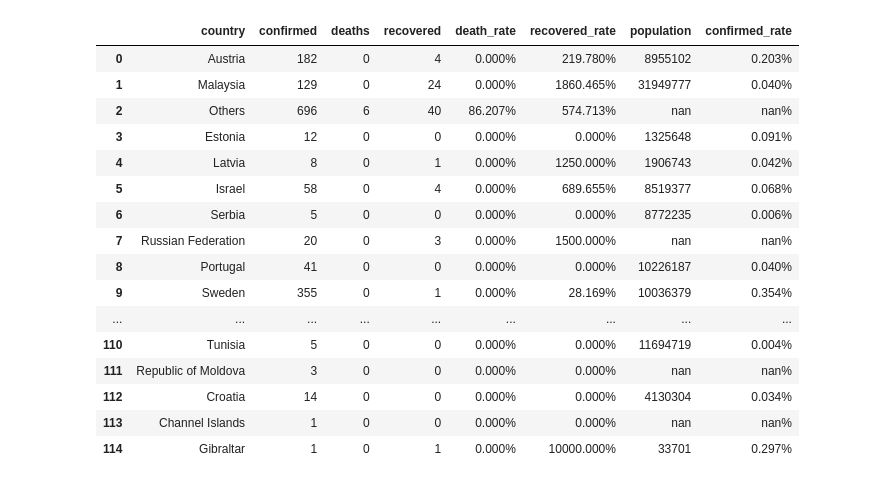
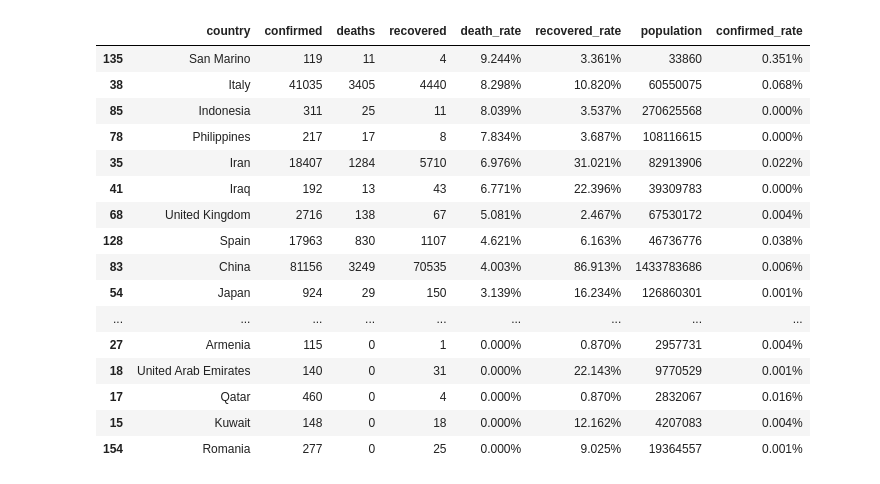
Before and after one commit to salamann/covid19_plots, a Jupyter notebook: Covid (2).ipynb, the cells around one changed output. Drawn from its saved outputs; the diff is of its cells as text; code cells hidden in the pictures.

```diff
--- a/Covid (2).ipynb
+++ b/Covid (2).ipynb
@@ -12,13 +12,14 @@ recovered = pandas.read_csv("COVID-19/csse_covid_19_data/csse_covid_19_time_seri
 population = pandas.read_excel("population.xlsx")
 # %%
 ppl = {country.lstrip(): pop for country, pop in zip(population["Country or area"], population["Population"])}
-ppl["Mainland China"] = ppl.pop("China")
+# ppl["Mainland China"] = ppl.pop("China")
 ppl["US"] = ppl.pop('United States')
-ppl["Iran (Islamic Republic of)"] = ppl.pop('Iran')
+# ppl["Iran"] = ppl.pop('Iran')
 ppl["Hong Kong SAR"] = ppl.pop('Hong Kong')
-ppl["Taipei and environs"] = ppl.pop('Taiwan')
-ppl["UK"] = ppl.pop('United Kingdom')
-ppl["Republic of Korea"] = ppl.pop('South Korea')
+ppl["Taiwan*"] = ppl.pop('Taiwan')
+# ppl["UK"] = ppl.pop('United Kingdom')
+ppl["Korea, South"] = ppl.pop('South Korea')
+# ppl["Korea, South"] = ppl.pop('South Korea')
 # %%
 countries = list(set(list(confirmed["Country/Region"])))
 confirmed_dict = dict()
@@ -33,42 +32,50 @@ for country in countries:
+# %%
+
+#現在の最大表示行数の出力
+pandas.get_option("display.max_rows")
+
+#最大表示行数の指定（ここでは50行を指定）
+pandas.set_option('display.max_rows', 50)
 # %%
 latest_date = confirmed.columns[-1]
 # pandas.options.display.float_format = '{:.3f}'.format
 latest = pandas.DataFrame([[country,
                             confirmed_dict[country][latest_date],
                             deaths_dict[country][latest_date],
                             recovered_dict[country][latest_date]] for country in countries], columns=["country", "confirmed", "deaths", "recovered"])
-latest["death_rate"] = latest["deaths"]/latest["confirmed"]*100
-latest["recovered_rate"] = latest["recovered"]/latest["confirmed"]*100
+latest["death_rate"] = latest["deaths"]/latest["confirmed"]
+latest["recovered_rate"] = latest["recovered"]/latest["confirmed"]
 latest["population"] = [int(ppl[_]) if _ in ppl.keys() else None for _ in latest["country"]]
-latest["confirmed_rate"] = latest["confirmed"]/latest["population"]*100 if latest["population"] is not None else None
+latest["confirmed_rate"] = latest["confirmed"]/latest["population"] if latest["population"] is not None else None
 
-latest.style.format({'population': "{:.0f}",
+styled = {'population': "{:.0f}",
                      'confirmed_rate': '{:.3%}',
                      'death_rate': '{:.3%}',
                      'recovered_rate': '{:.3%}'
-                    })
-# latest.sort_values("deaths", ascending=False)
-# latest.sort_values("death_rate", ascending=False)
-# latest.sort_values("recovered_rate", ascending=False)
-# latest.sort_values("confirmed_rate", ascending=False)
+                    }
+# pd = latest.sort_values("deaths", ascending=False)
+pd = latest[latest["confirmed"]>100].sort_values("death_rate", ascending=False)
+# pd = latest.sort_values("recovered_rate", ascending=False)
+# pd = latest.sort_values("confirmed_rate", ascending=False)
+pd.style.format(styled)
 # %% [output]
 |  | country | confirmed | deaths | recovered | death_rate | recovered_rate | population | confirmed_rate |
-| 0 | Austria | 182 | 0 | 4 | 0.000% | 219.780% | 8955102 | 0.203% |
-| 1 | Malaysia | 129 | 0 | 24 | 0.000% | 1860.465% | 31949777 | 0.040% |
-| 2 | Others | 696 | 6 | 40 | 86.207% | 574.713% | nan | nan% |
-| 3 | Estonia | 12 | 0 | 0 | 0.000% | 0.000% | 1325648 | 0.091% |
-| 4 | Latvia | 8 | 0 | 1 | 0.000% | 1250.000% | 1906743 | 0.042% |
-| 5 | Israel | 58 | 0 | 4 | 0.000% | 689.655% | 8519377 | 0.068% |
-| 6 | Serbia | 5 | 0 | 0 | 0.000% | 0.000% | 8772235 | 0.006% |
-| 7 | Russian Federation | 20 | 0 | 3 | 0.000% | 1500.000% | nan | nan% |
-| 8 | Portugal | 41 | 0 | 0 | 0.000% | 0.000% | 10226187 | 0.040% |
-| 9 | Sweden | 355 | 0 | 1 | 0.000% | 28.169% | 10036379 | 0.354% |
+| 135 | San Marino | 119 | 11 | 4 | 9.244% | 3.361% | 33860 | 0.351% |
+| 38 | Italy | 41035 | 3405 | 4440 | 8.298% | 10.820% | 60550075 | 0.068% |
+| 85 | Indonesia | 311 | 25 | 11 | 8.039% | 3.537% | 270625568 | 0.000% |
+| 78 | Philippines | 217 | 17 | 8 | 7.834% | 3.687% | 108116615 | 0.000% |
+| 35 | Iran | 18407 | 1284 | 5710 | 6.976% | 31.021% | 82913906 | 0.022% |
+| 41 | Iraq | 192 | 13 | 43 | 6.771% | 22.396% | 39309783 | 0.000% |
+| 68 | United Kingdom | 2716 | 138 | 67 | 5.081% | 2.467% | 67530172 | 0.004% |
+| 128 | Spain | 17963 | 830 | 1107 | 4.621% | 6.163% | 46736776 | 0.038% |
+| 83 | China | 81156 | 3249 | 70535 | 4.003% | 86.913% | 1433783686 | 0.006% |
+| 54 | Japan | 924 | 29 | 150 | 3.139% | 16.234% | 126860301 | 0.001% |
 | ... | ... | ... | ... | ... | ... | ... | ... | ... |
-| 110 | Tunisia | 5 | 0 | 0 | 0.000% | 0.000% | 11694719 | 0.004% |
-| 111 | Republic of Moldova | 3 | 0 | 0 | 0.000% | 0.000% | nan | nan% |
-| 112 | Croatia | 14 | 0 | 0 | 0.000% | 0.000% | 4130304 | 0.034% |
-| 113 | Channel Islands | 1 | 0 | 0 | 0.000% | 0.000% | nan | nan% |
-| 114 | Gibraltar | 1 | 0 | 1 | 0.000% | 10000.000% | 33701 | 0.297% |
+| 27 | Armenia | 115 | 0 | 1 | 0.000% | 0.870% | 2957731 | 0.004% |
+| 18 | United Arab Emirates | 140 | 0 | 31 | 0.000% | 22.143% | 9770529 | 0.001% |
+| 17 | Qatar | 460 | 0 | 4 | 0.000% | 0.870% | 2832067 | 0.016% |
+| 15 | Kuwait | 148 | 0 | 18 | 0.000% | 12.162% | 4207083 | 0.004% |
+| 154 | Romania | 277 | 0 | 25 | 0.000% | 9.025% | 19364557 | 0.001% |
 # %%
 latest_date = confirmed.columns[-1]
 
```
Also changed, not shown: parts of 19 cells of this notebook.
